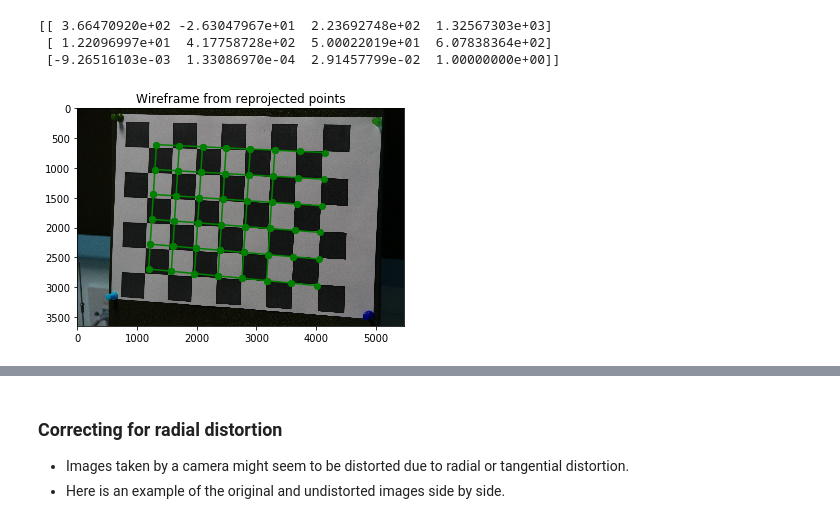
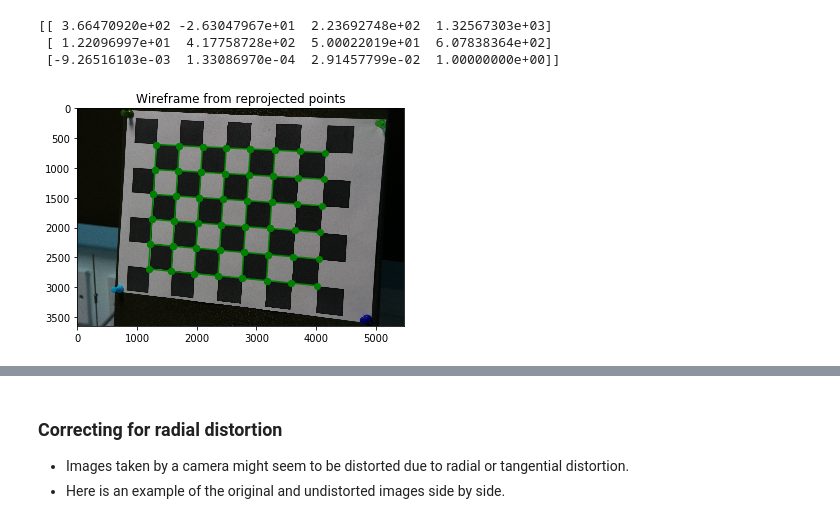
Before and after one commit to BonJovi1/Camera-Calibration, a Jupyter notebook: code.ipynb, the cells around one changed output, grey strips where cells are left out. Saved outputs shown, nothing was run; the diff lists cells and outputs as text; code cells hidden in the pictures.

```diff
--- a/code.ipynb
+++ b/code.ipynb
@@ -154,8 +154,11 @@ The Projection matrix is
  [ 0.00060642 -0.00311488  0.00049928 -0.71790235]
  [ 0.00000053 -0.00000021  0.00000047 -0.00045042]]
 # %%
-H = P[:,:3]
-K, R = linalg.rq(H)
+H = P[:3,:3]
+Q, R = np.linalg.qr(np.linalg.inv(H))
+# K, R = linalg.rq(H)
+Rotation = Q.T
+K = np.linalg.inv(R)
 K = K/K[2,2]
 t = np.dot(-1*np.linalg.inv(H), P[:,3])
 # %%
@@ -409,3 +435,6 @@ objpoints, imgpoints = generate_image_points(images, world_points, 8, 6)
 # %% [markdown]
 - We have the image points and the object points!
 - Now let's use the `cv2.calibrateCamera` inbuilt function to get the camera parameters.
+# %%
+imgpoints = np.array(imgpoints)
+print(imgpoints.shape)
@@ -495,9 +526,9 @@ for i in range(48):
 
 projected_points = np.asarray(projected_points)
 # %%
-img1 = cv2.imread(images[1])
+img1 = cv2.imread(images[4])
 # %%
-def generate_wireframe(idx, idx1, projected_points):
+def generate_wireframe(idx, idx1, projected_points, img):
     q = 0
     p = 0
     for i in range(projected_points.shape[0]):
@@ -513,13 +544,13 @@ def generate_wireframe(idx, idx1, projected_points):
             plt.plot([projected_points[i1][0],projected_points[j][0]],[projected_points[i1][1],projected_points[j][1]],'go-')
             i1 = j
             j = j + len(idx1)
-    plt.imshow(img1)
+    plt.imshow(img)
     plt.title('Wireframe from reprojected points')
     plt.show()
 # %%
 idx = [7,15,23,31,39,47]
 idx1 = [5,11,17,23,29,35,41,47]
 
-generate_wireframe(idx, idx1, projected_points)
+generate_wireframe(idx, idx1, projected_points, img1)
 # %% [output]
-[figure, old version]
+[figure, new version]
```
Also changed, not shown: parts of 27 cells of this notebook.
